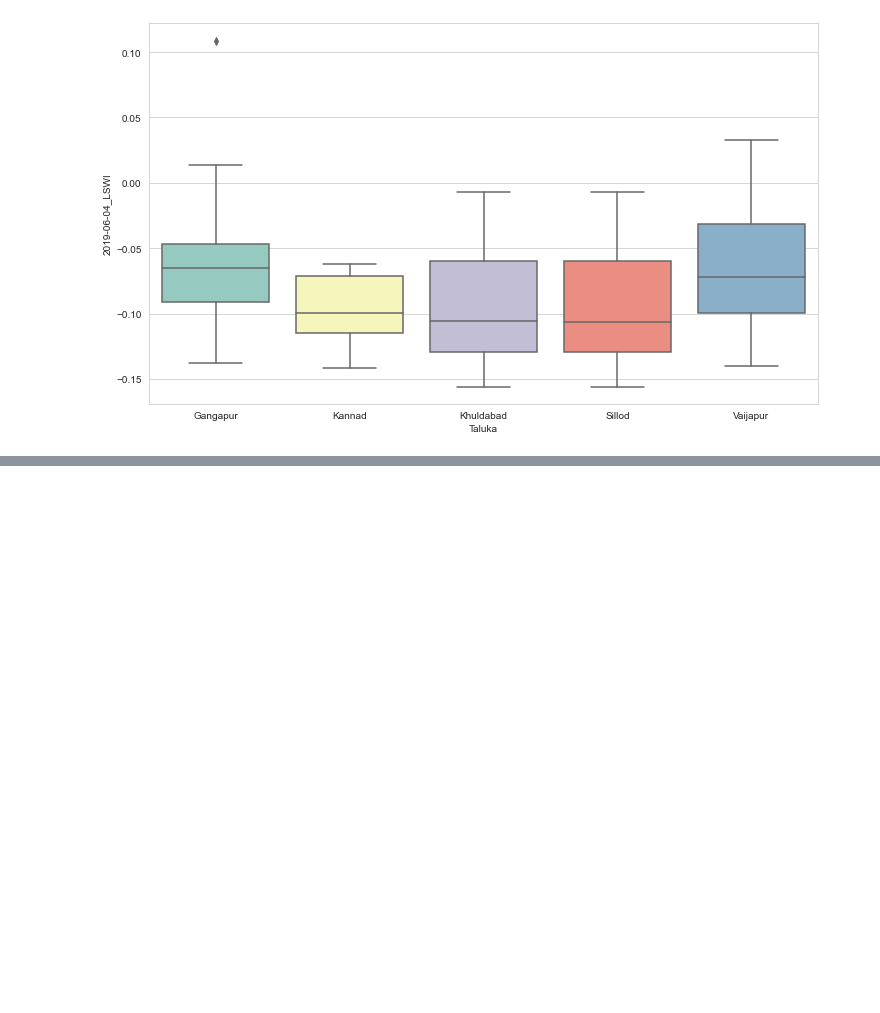
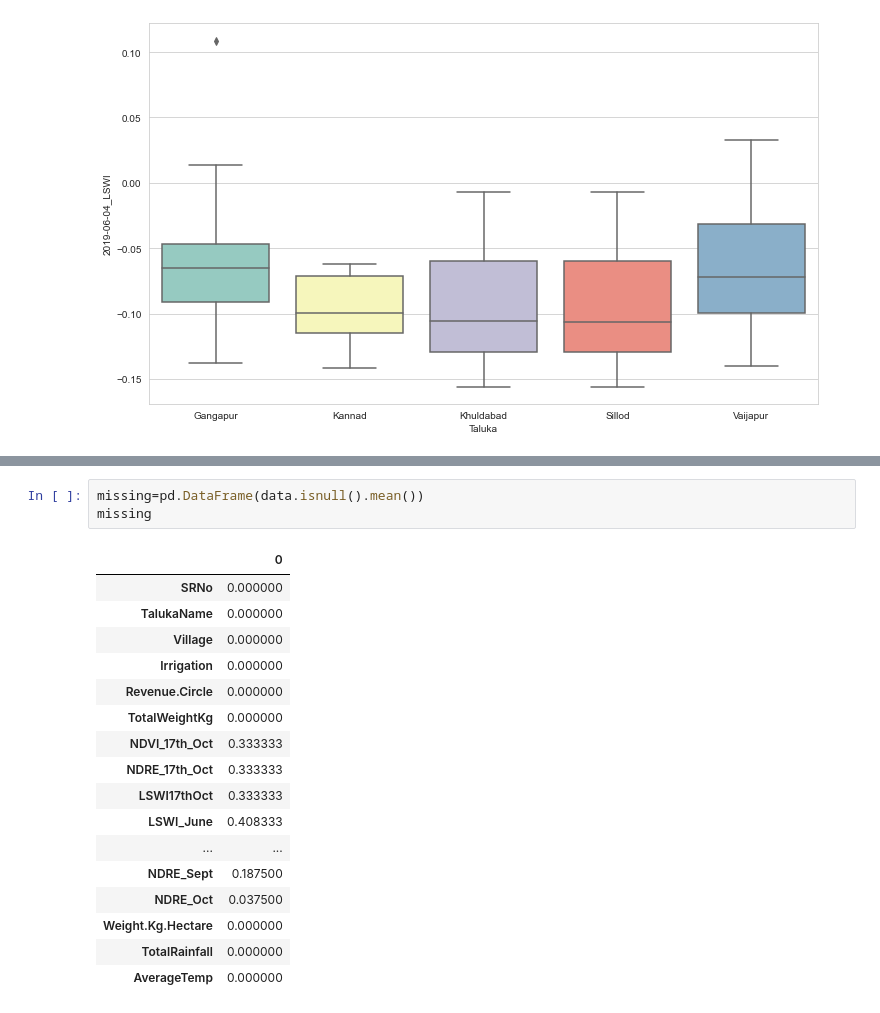
Before and after one commit to anjalishitole/Machine-Learning-for-Cotton-Yield-Prediction, a Jupyter notebook: Missing data Handling.ipynb, the cells around one changed output, grey strips where cells are left out. Saved outputs shown, nothing was run; the diff lists cells and outputs as text; blank space fills up the shorter version.

Commit message:
Add files via upload
missing values by groups

```diff
--- a/Missing data Handling.ipynb
+++ b/Missing data Handling.ipynb
@@ -99,0 +91,21 @@ sbn.boxplot(x='Taluka',y='2019-06-14_LSWI',data=data,palette="Set3")
+# %%
+missing=pd.DataFrame(data.isnull().mean())
+missing
+# %% [output]
+|  | 0 |
+| SRNo | 0.000000 |
+| TalukaName | 0.000000 |
+| Village | 0.000000 |
+| Irrigation | 0.000000 |
+| Revenue.Circle | 0.000000 |
+| TotalWeightKg | 0.000000 |
+| NDVI_17th_Oct | 0.333333 |
+| NDRE_17th_Oct | 0.333333 |
+| LSWI17thOct | 0.333333 |
+| LSWI_June | 0.408333 |
+| ... | ... |
+| NDRE_Sept | 0.187500 |
+| NDRE_Oct | 0.037500 |
+| Weight.Kg.Hectare | 0.000000 |
+| TotalRainfall | 0.000000 |
+| AverageTemp | 0.000000 |
```
Also changed, not shown: parts of 16 cells of this notebook.
